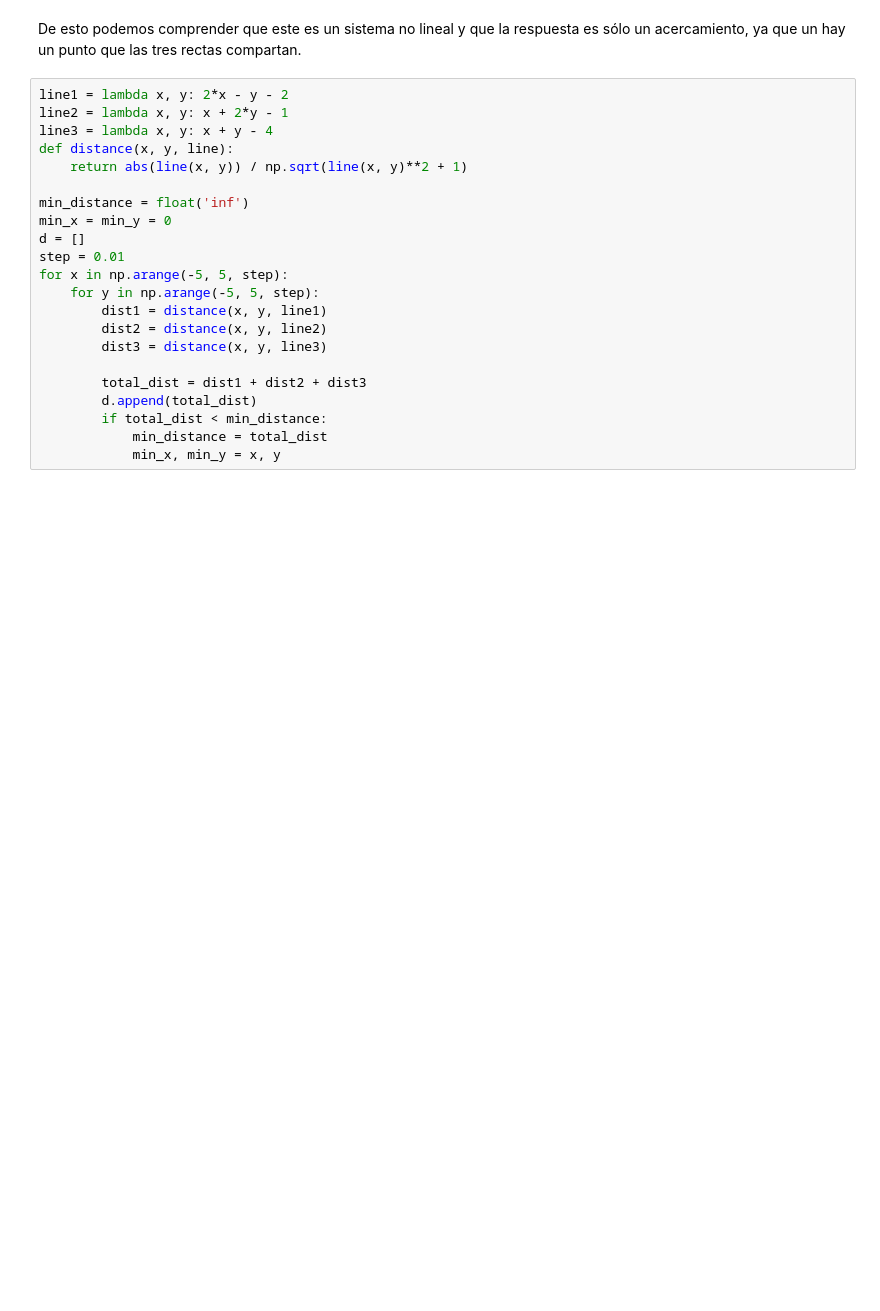
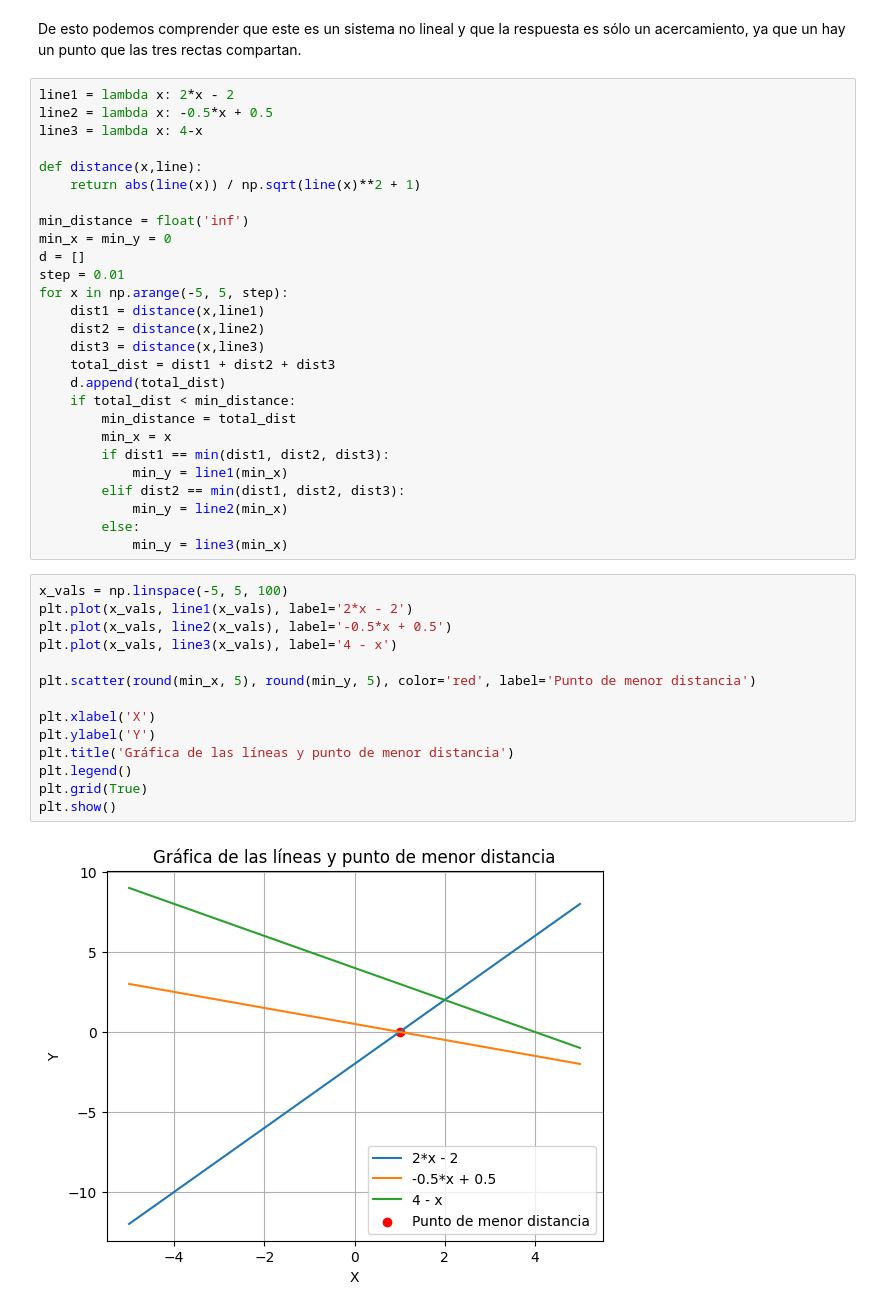
Before and after one commit to Metodos1-BrunoAbello-ManuelBecerra/Metodos1_BrunoAbello_ManuelBecerra, a Jupyter notebook: problemas_parcial4/ejercicio_1b_MinimosCuadrados.ipynb, the cells around one changed output. Drawn from its saved outputs; the diff is of its cells as text; blank space fills up the shorter version.

```diff
--- a/problemas_parcial4/ejercicio_1b_MinimosCuadrados.ipynb
+++ b/problemas_parcial4/ejercicio_1b_MinimosCuadrados.ipynb
@@ -35,27 +35,48 @@ plt.scatter(xsol[0],xsol[1],color='r')
 # %% [markdown]
 De esto podemos comprender que este es un sistema no lineal y que la respuesta es sólo un acercamiento, ya que un hay un punto que las tres rectas compartan.
 # %%
-line1 = lambda x, y: 2*x - y - 2
-line2 = lambda x, y: x + 2*y - 1
-line3 = lambda x, y: x + y - 4
-def distance(x, y, line):
-    return abs(line(x, y)) / np.sqrt(line(x, y)**2 + 1)
+line1 = lambda x: 2*x - 2
+line2 = lambda x: -0.5*x + 0.5
+line3 = lambda x: 4-x
+
+def distance(x,line):
+    return abs(line(x)) / np.sqrt(line(x)**2 + 1)
 
 min_distance = float('inf')
 min_x = min_y = 0
 d = []
 step = 0.01
 for x in np.arange(-5, 5, step):
-    for y in np.arange(-5, 5, step):
-        dist1 = distance(x, y, line1)
-        dist2 = distance(x, y, line2)
-        dist3 = distance(x, y, line3)
-
-        total_dist = dist1 + dist2 + dist3
-        d.append(total_dist)
-        if total_dist < min_distance:
-            min_distance = total_dist
-            min_x, min_y = x, y
+    dist1 = distance(x,line1)
+    dist2 = distance(x,line2)
+    dist3 = distance(x,line3)
+    total_dist = dist1 + dist2 + dist3
+    d.append(total_dist)
+    if total_dist < min_distance:
+        min_distance = total_dist
+        min_x = x
+        if dist1 == min(dist1, dist2, dist3):
+            min_y = line1(min_x)
+        elif dist2 == min(dist1, dist2, dist3):
+            min_y = line2(min_x)
+        else:
+            min_y = line3(min_x)
+# %%
+x_vals = np.linspace(-5, 5, 100)
+plt.plot(x_vals, line1(x_vals), label='2*x - 2')
+plt.plot(x_vals, line2(x_vals), label='-0.5*x + 0.5')
+plt.plot(x_vals, line3(x_vals), label='4 - x')
+
+plt.scatter(round(min_x, 5), round(min_y, 5), color='red', label='Punto de menor distancia')
+
+plt.xlabel('X')
+plt.ylabel('Y')
+plt.title('Gráfica de las líneas y punto de menor distancia')
+plt.legend()
+plt.grid(True)
+plt.show()
+# %% [output]
+[figure, added]
 # %%
 x_vals = np.linspace(-5, 5, 100)
 plt.plot(d, np.linspace(0, len(d), len(d)))
```
Also changed, not shown: parts of 5 cells of this notebook, 2 other files.
